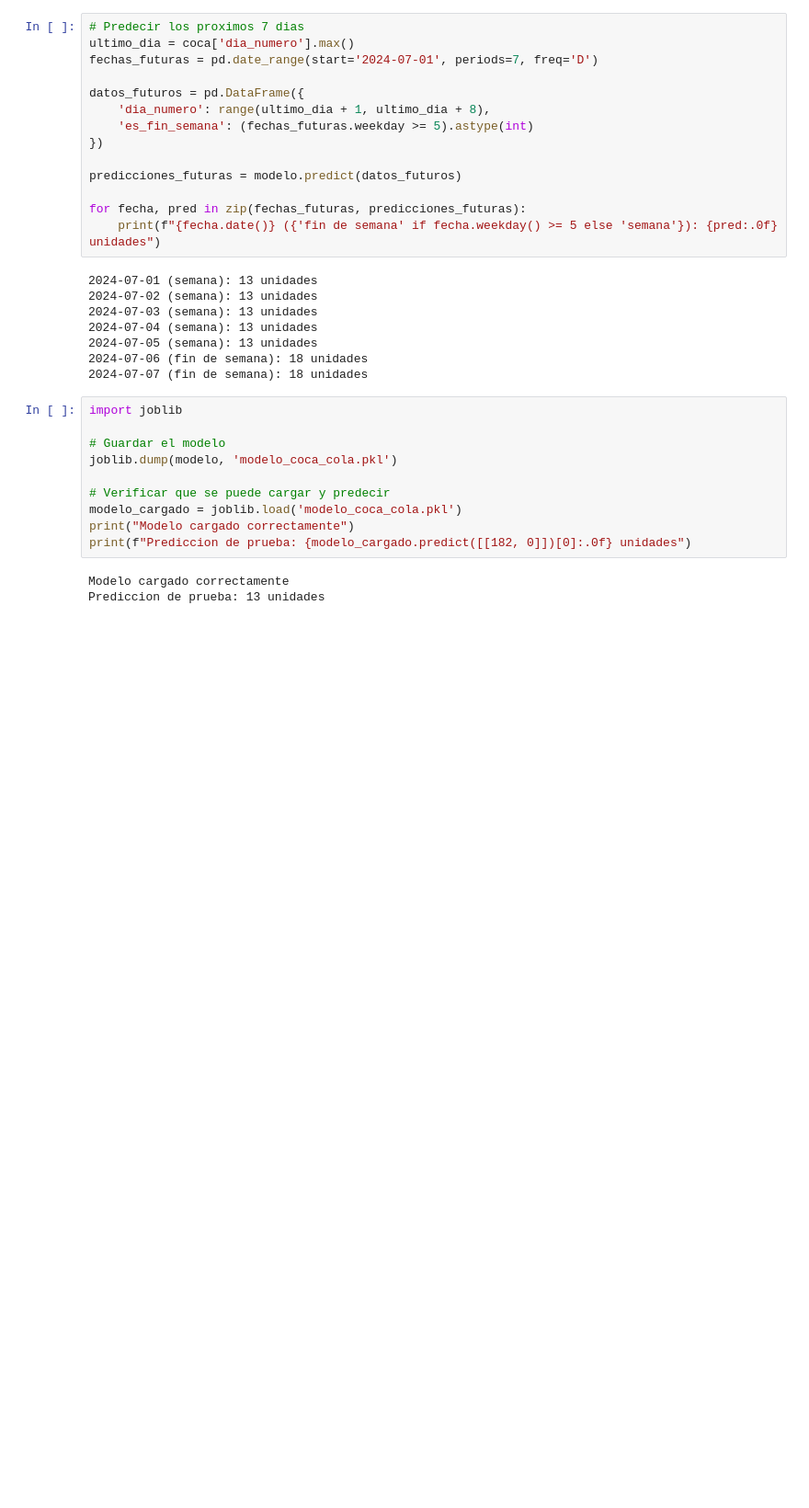
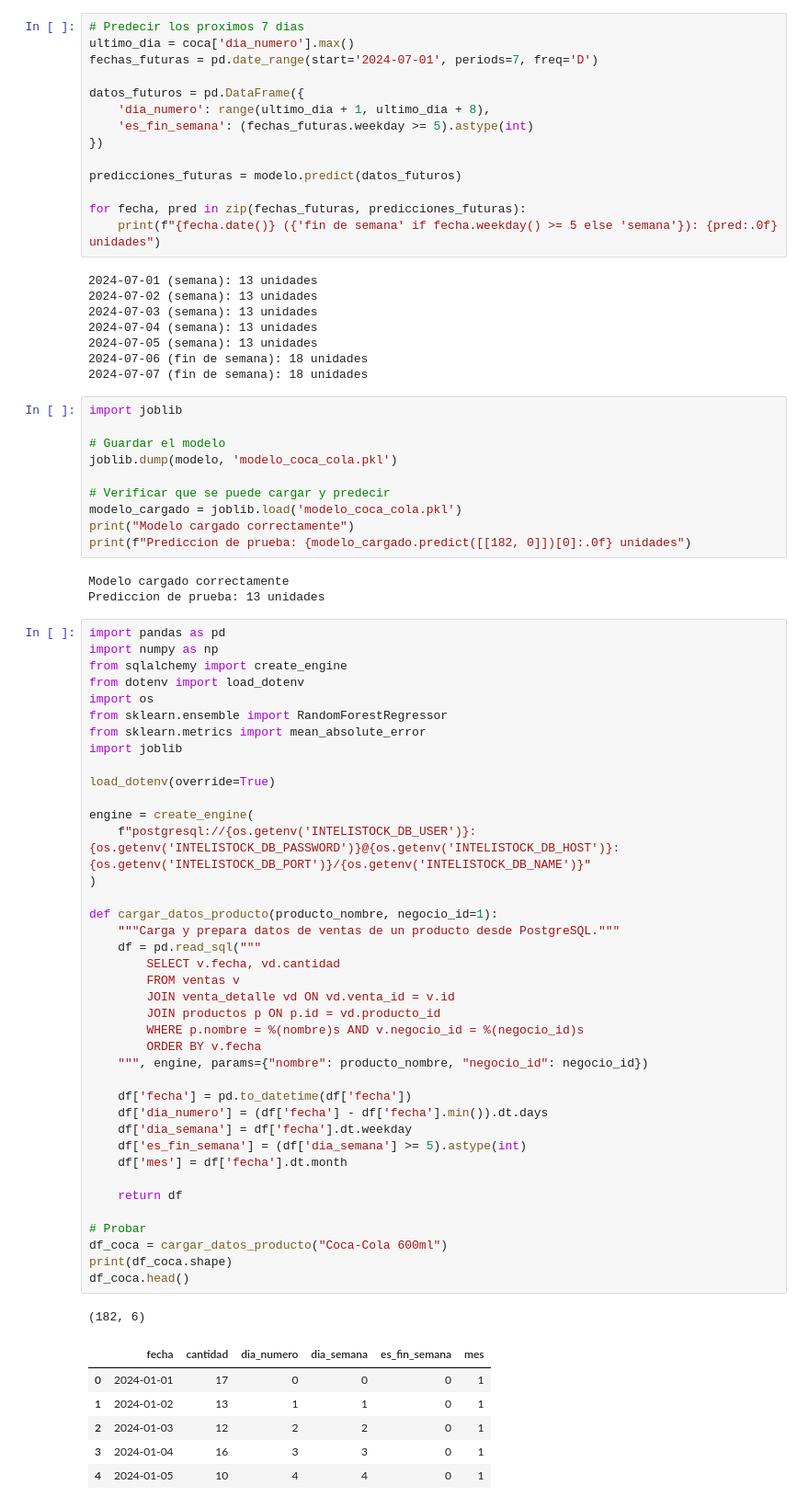
Before and after one commit to ohigginsrodriguez-cloud/bases-data-science, a Jupyter notebook: intellistock/02_intelistock_prediccion.ipynb, the cells around one changed output. Shown at 92% size. Cells and saved outputs as stored; diff of their text form; blank space fills up the shorter version.

Commit message:
Add IntelliStock prediction pipeline: load, train, predict and save model for all products

```diff
--- a/intellistock/02_intelistock_prediccion.ipynb
+++ b/intellistock/02_intelistock_prediccion.ipynb
@@ -136,3 +136,50 @@ print(f"Prediccion de prueba: {modelo_cargado.predict([[182, 0]])[0]:.0f} unidad
 # %% [output]
 Modelo cargado correctamente
 Prediccion de prueba: 13 unidades
+# %%
+import pandas as pd
+import numpy as np
+from sqlalchemy import create_engine
+from dotenv import load_dotenv
+import os
+from sklearn.ensemble import RandomForestRegressor
+from sklearn.metrics import mean_absolute_error
+import joblib
+
+load_dotenv(override=True)
+
+engine = create_engine(
+    f"postgresql://{os.getenv('INTELISTOCK_DB_USER')}:{os.getenv('INTELISTOCK_DB_PASSWORD')}@{os.getenv('INTELISTOCK_DB_HOST')}:{os.getenv('INTELISTOCK_DB_PORT')}/{os.getenv('INTELISTOCK_DB_NAME')}"
+)
+
+def cargar_datos_producto(producto_nombre, negocio_id=1):
+    """Carga y prepara datos de ventas de un producto desde PostgreSQL."""
+    df = pd.read_sql("""
+        SELECT v.fecha, vd.cantidad
+        FROM ventas v
+        JOIN venta_detalle vd ON vd.venta_id = v.id
+        JOIN productos p ON p.id = vd.producto_id
+        WHERE p.nombre = %(nombre)s AND v.negocio_id = %(negocio_id)s
+        ORDER BY v.fecha
+    """, engine, params={"nombre": producto_nombre, "negocio_id": negocio_id})
+
+    df['fecha'] = pd.to_datetime(df['fecha'])
+    df['dia_numero'] = (df['fecha'] - df['fecha'].min()).dt.days
+    df['dia_semana'] = df['fecha'].dt.weekday
+    df['es_fin_semana'] = (df['dia_semana'] >= 5).astype(int)
+    df['mes'] = df['fecha'].dt.month
+
+    return df
+
+# Probar
+df_coca = cargar_datos_producto("Coca-Cola 600ml")
+print(df_coca.shape)
+df_coca.head()
+# %% [output]
+(182, 6)
+|  | fecha | cantidad | dia_numero | dia_semana | es_fin_semana | mes |
+| 0 | 2024-01-01 | 17 | 0 | 0 | 0 | 1 |
+| 1 | 2024-01-02 | 13 | 1 | 1 | 0 | 1 |
+| 2 | 2024-01-03 | 12 | 2 | 2 | 0 | 1 |
+| 3 | 2024-01-04 | 16 | 3 | 3 | 0 | 1 |
+| 4 | 2024-01-05 | 10 | 4 | 4 | 0 | 1 |
```
Also changed, not shown: parts of 3 cells of this notebook, 4 other files.
